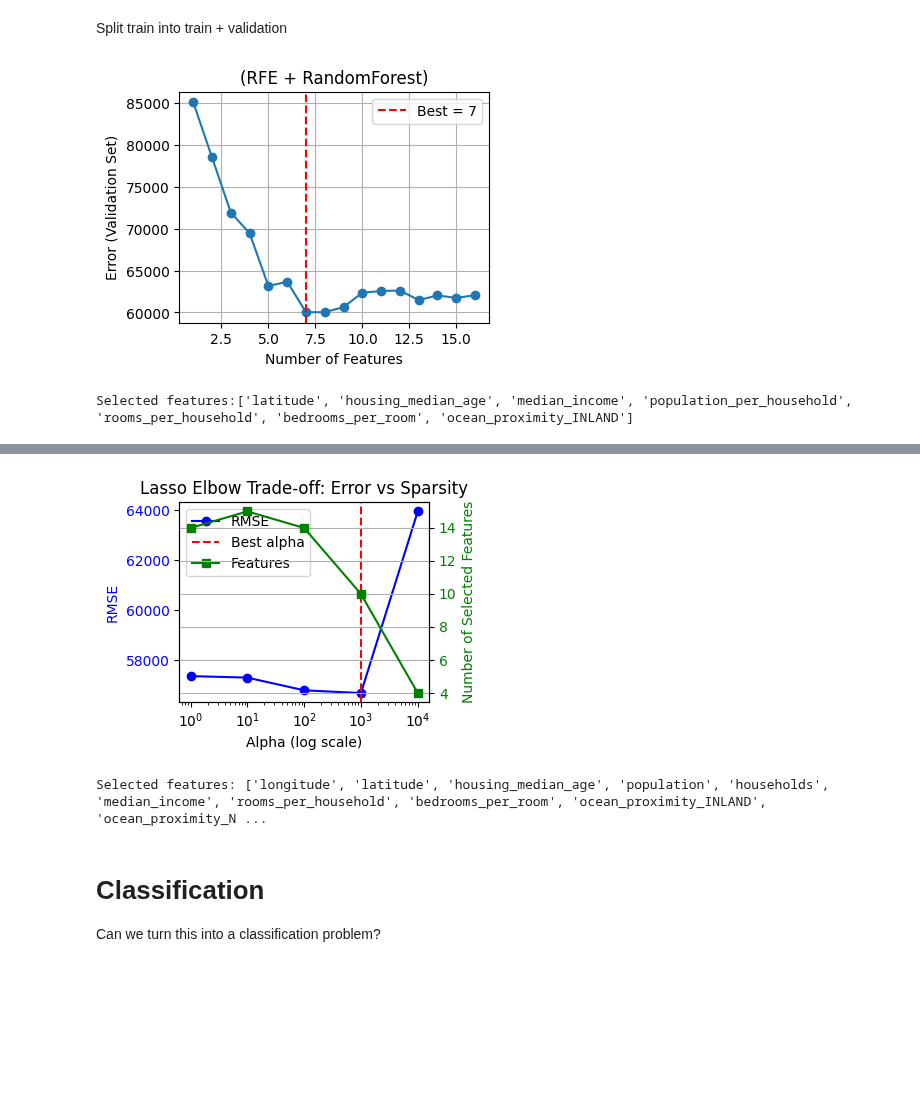
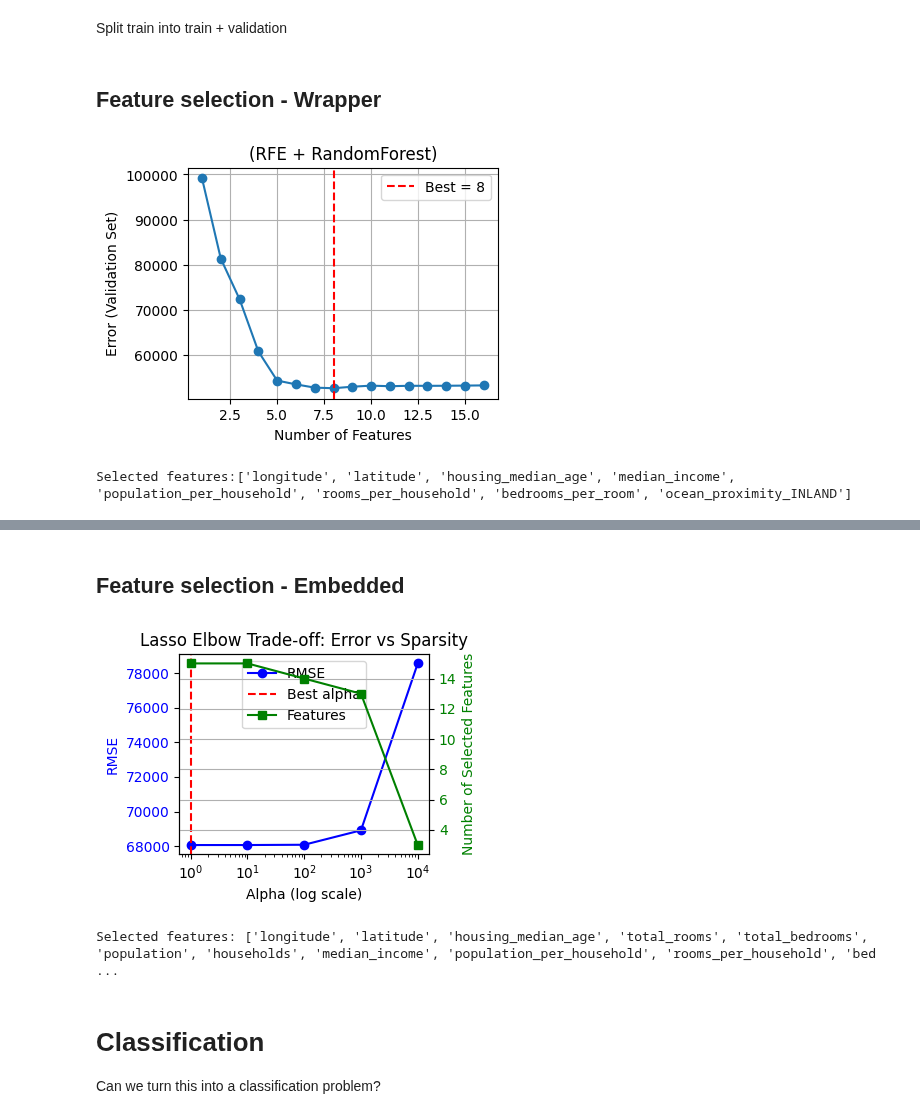
Before and after one commit to w4bo/AA2526-unibo-mldm, a Jupyter notebook: slides/lab-06-housing.ipynb, the cells around one changed output, grey strips where cells are left out. Saved outputs shown, nothing was run; the diff lists cells and outputs as text; code cells hidden in the pictures; blank space fills up the shorter version.

Commit message:
fix: lab 06 with feature selection

```diff
--- a/slides/lab-06-housing.ipynb
+++ b/slides/lab-06-housing.ipynb
@@ -359,6 +359,6 @@ def plot_elbow(feature_range, errors, best_n, title="Elbow Method"):
 # %% [markdown]
 Split train into train + validation
 # %%
-max_size = 200
+max_size = 10000
 X_train, X_val, y_train, y_val = train_test_split(X_train[:max_size], y_train[:max_size], test_size=0.2, random_state=42)
 feature_range = range(1, X_train.shape[1] + 1)
@@ -365,3 +367,5 @@ feature_range = range(1, X_train.shape[1] + 1)
+# %% [markdown]
+## Feature selection - Wrapper
 # %%
 from sklearn.feature_selection import RFE
 
@@ -374,19 +378,19 @@ for n_features in feature_range:
     X_val_sel = selector.transform(X_val)
     rf.fit(X_train_sel, y_train)
     preds = rf.predict(X_val_sel)
-    rmse = np.sqrt(mean_squared_error(y_val, preds))
+    rmse = root_mean_squared_error(y_val, preds)
     errors.append(rmse)
     if rmse < best_rmse:
         best_rmse, best_n, best_selector = rmse, n_features, selector
 
 plot_elbow(feature_range, errors, best_n, title="(RFE + RandomForest)")
 # %% [output]
-[figure, old version]
+[figure, new version]
 # %%
 selected_features = X_train.columns[best_selector.support_]
 print("Selected features:" + str(list(selected_features)))
 # %% [output]
-Selected features:['latitude', 'housing_median_age', 'median_income', 'population_per_household', 'rooms_per_household', 'bedrooms_per_room', 'ocean_proximity_INLAND']
+Selected features:['longitude', 'latitude', 'housing_median_age', 'median_income', 'population_per_household', 'rooms_per_household', 'bedrooms_per_room', 'ocean_proximity_INLAND']
 # %% [markdown]
 ## Feature selection - Embedded
 
@@ -443,31 +447,33 @@ def plot_lasso_tradeoff(alphas, errors, n_features_list, best_alpha):
     ax1.legend(lines_1 + lines_2, labels_1 + labels_2, loc="best")
 
     plt.show()
+# %% [markdown]
+## Feature selection - Embedded
 # %%
 from sklearn.linear_model import Lasso
 alphas = [1, 10, 100, 1000, 10000]
 
 errors, n_features_list = [], []
 best_model, best_alpha, best_rmse = None, None, np.inf
 
 for alpha in alphas:
     model = Lasso(alpha=alpha, max_iter=10000, random_state=42)
     model.fit(X_train, y_train)
     preds = model.predict(X_val)
-    rmse = np.sqrt(mean_squared_error(y_val, preds))
+    rmse = root_mean_squared_error(y_val, preds)
     errors.append(rmse)
     n_features_list.append(np.sum(model.coef_ != 0))
     if rmse < best_rmse:
         best_rmse, best_alpha, best_model = rmse, alpha, model
 
 plot_lasso_tradeoff(alphas, errors, n_features_list, best_alpha)
 # %% [output]
-[figure, old version]
+[figure, new version]
 # %%
 selected_features = X_train.columns[best_model.coef_ != 0]
 print("Selected features: " + str(list(selected_features)))
 # %% [output]
-Selected features: ['longitude', 'latitude', 'housing_median_age', 'population', 'households', 'median_income', 'rooms_per_household', 'bedrooms_per_room', 'ocean_proximity_INLAND', 'ocean_proximity_N ...
+Selected features: ['longitude', 'latitude', 'housing_median_age', 'total_rooms', 'total_bedrooms', 'population', 'households', 'median_income', 'population_per_household', 'rooms_per_household', 'bed ...
 # %% [markdown]
 # Classification
 
```
Also changed, not shown: parts of 9 cells of this notebook, 1 other file.
